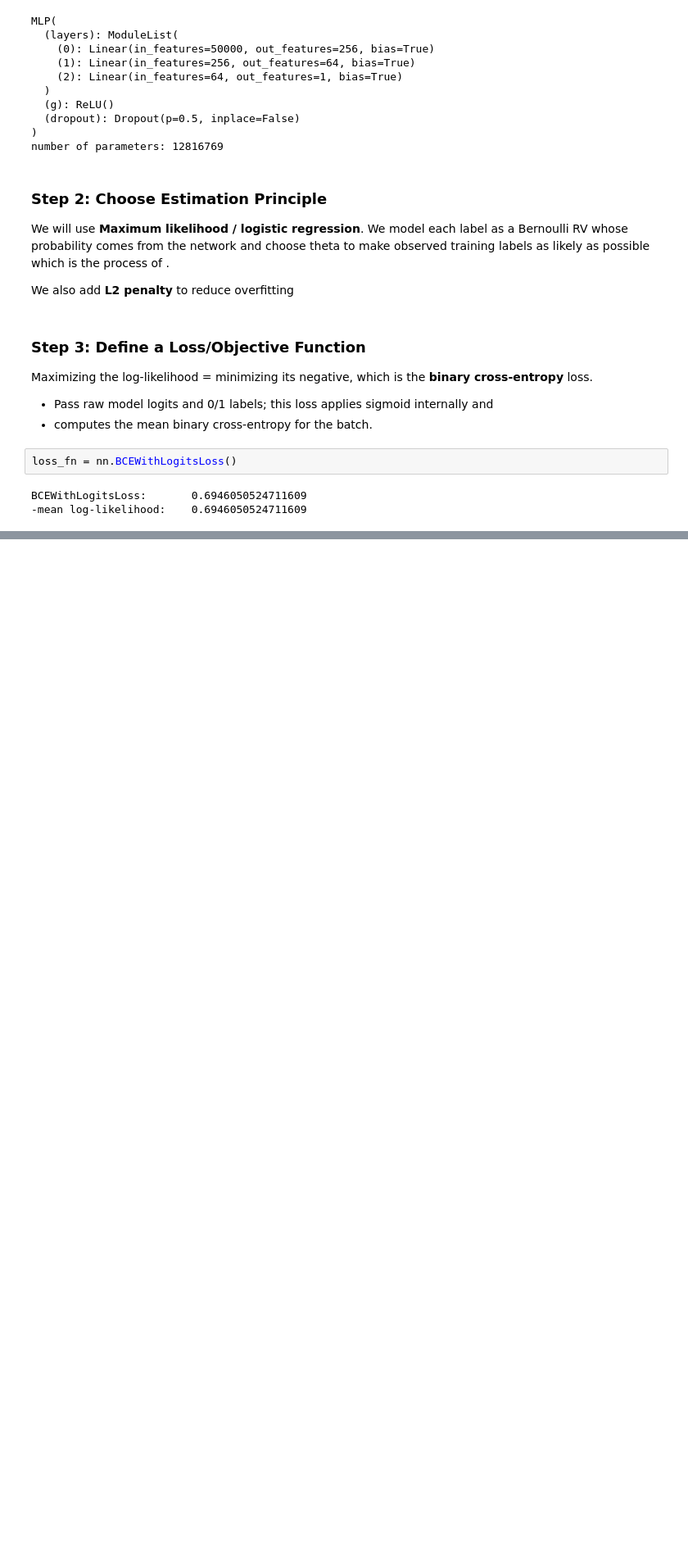
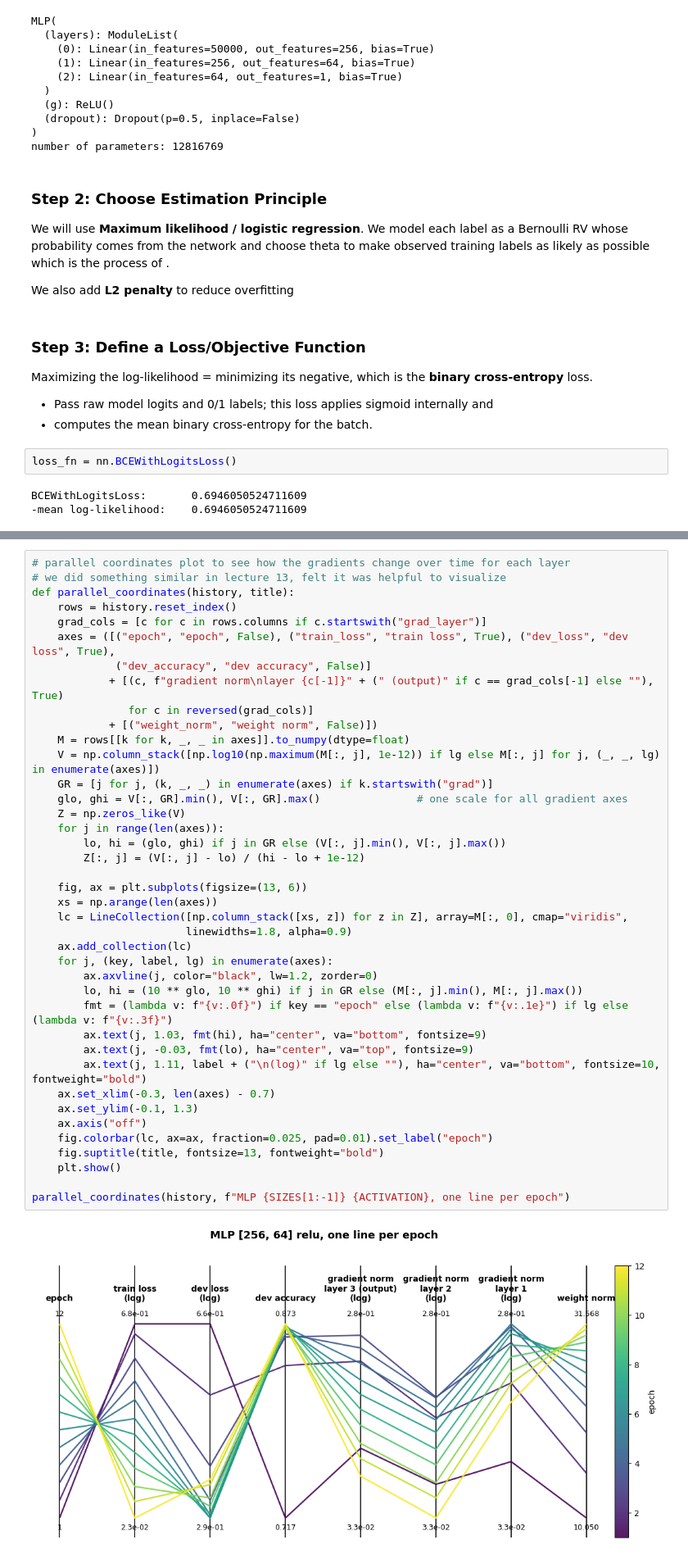
Before and after one commit to rachichi/human-or-ai-submissions-team-27, a Jupyter notebook: submissions/team_27/neuralnet_rl998.ipynb, the cells around one changed output, grey strips where cells are left out. Shown at 82% size. Cells and saved outputs as stored; diff of their text form; blank space fills up the shorter version.

```diff
--- a/submissions/team_27/neuralnet_rl998.ipynb
+++ b/submissions/team_27/neuralnet_rl998.ipynb
@@ -216,0 +338,42 @@ PyTorch's `loss.backward()` derives the gradient with cross entropy and sigmoid
+# %%
+# parallel coordinates plot to see how the gradients change over time for each layer
+# we did something similar in lecture 13, felt it was helpful to visualize
+def parallel_coordinates(history, title):
+    rows = history.reset_index()
+    grad_cols = [c for c in rows.columns if c.startswith("grad_layer")]
+    axes = ([("epoch", "epoch", False), ("train_loss", "train loss", True), ("dev_loss", "dev loss", True),
+             ("dev_accuracy", "dev accuracy", False)]
+            + [(c, f"gradient norm\nlayer {c[-1]}" + (" (output)" if c == grad_cols[-1] else ""), True)
+               for c in reversed(grad_cols)]
+            + [("weight_norm", "weight norm", False)])
+    M = rows[[k for k, _, _ in axes]].to_numpy(dtype=float)
+    V = np.column_stack([np.log10(np.maximum(M[:, j], 1e-12)) if lg else M[:, j] for j, (_, _, lg) in enumerate(axes)])
+    GR = [j for j, (k, _, _) in enumerate(axes) if k.startswith("grad")]
+    glo, ghi = V[:, GR].min(), V[:, GR].max()               # one scale for all gradient axes
+    Z = np.zeros_like(V)
+    for j in range(len(axes)):
+        lo, hi = (glo, ghi) if j in GR else (V[:, j].min(), V[:, j].max())
+        Z[:, j] = (V[:, j] - lo) / (hi - lo + 1e-12)
+
+    fig, ax = plt.subplots(figsize=(13, 6))
+    xs = np.arange(len(axes))
+    lc = LineCollection([np.column_stack([xs, z]) for z in Z], array=M[:, 0], cmap="viridis",
+                        linewidths=1.8, alpha=0.9)
+    ax.add_collection(lc)
+    for j, (key, label, lg) in enumerate(axes):
+        ax.axvline(j, color="black", lw=1.2, zorder=0)
+        lo, hi = (10 ** glo, 10 ** ghi) if j in GR else (M[:, j].min(), M[:, j].max())
+        fmt = (lambda v: f"{v:.0f}") if key == "epoch" else (lambda v: f"{v:.1e}") if lg else (lambda v: f"{v:.3f}")
+        ax.text(j, 1.03, fmt(hi), ha="center", va="bottom", fontsize=9)
+        ax.text(j, -0.03, fmt(lo), ha="center", va="top", fontsize=9)
+        ax.text(j, 1.11, label + ("\n(log)" if lg else ""), ha="center", va="bottom", fontsize=10, fontweight="bold")
+    ax.set_xlim(-0.3, len(axes) - 0.7)
+    ax.set_ylim(-0.1, 1.3)
+    ax.axis("off")
+    fig.colorbar(lc, ax=ax, fraction=0.025, pad=0.01).set_label("epoch")
+    fig.suptitle(title, fontsize=13, fontweight="bold")
+    plt.show()
+
+parallel_coordinates(history, f"MLP {SIZES[1:-1]} {ACTIVATION}, one line per epoch")
+# %% [output]
+[figure, added]
```
Also changed, not shown: parts of 4 cells of this notebook.
